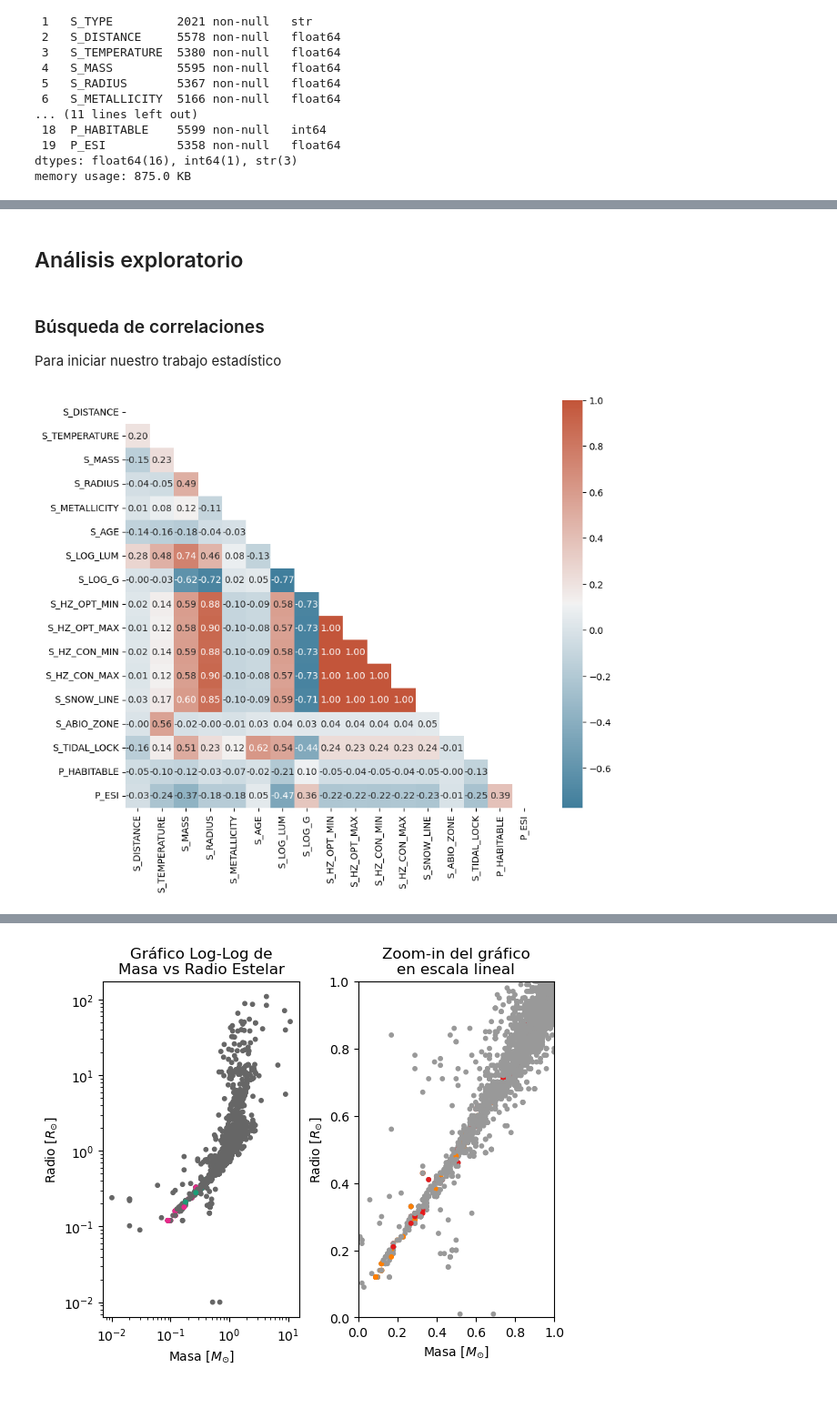
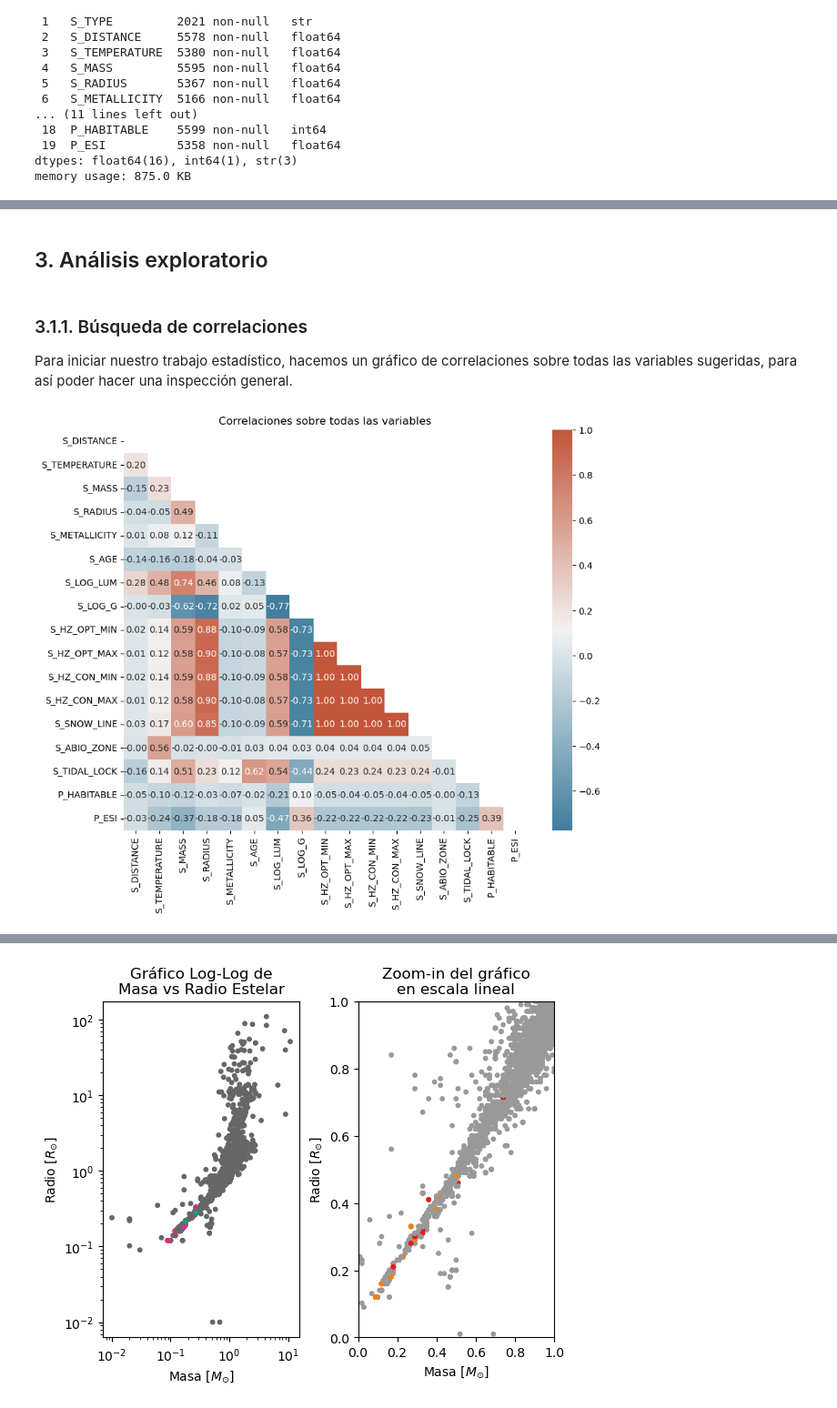
Before and after one commit to sphxisnot/Big-Data-2026, a Jupyter notebook: Hackaton_planetas_grupo_3.ipynb, the cells around one changed output, grey strips where cells are left out. Shown at 91% size. Cells and saved outputs as stored; diff of their text form; code cells hidden in the pictures.

```diff
--- a/Hackaton_planetas_grupo_3.ipynb
+++ b/Hackaton_planetas_grupo_3.ipynb
@@ -62,5 +86,5 @@ params=["S_MASS","S_AGE","S_RADIUS","S_METALLICITY","S_TEMPERATURE","S_LOG_LUM"]
 # %% [markdown]
-## Análisis exploratorio
+## 3. Análisis exploratorio
 # %% [markdown]
-### Búsqueda de correlaciones
-Para iniciar nuestro trabajo estadístico
+### 3.1.1. Búsqueda de correlaciones
+Para iniciar nuestro trabajo estadístico, hacemos un gráfico de correlaciones sobre todas las variables sugeridas, para así poder hacer una inspección general.
@@ -67,10 +94,11 @@ Para iniciar nuestro trabajo estadístico
 # %%
-corrs=data[cols].corr()
+corrs=data[cols].corr() #correlaciones.
 import seaborn as sns
 f,a = plt.subplots(figsize=(10,8))
 mask = np.triu(np.ones_like(corrs,dtype=bool))
 cmap = sns.diverging_palette(230, 20, as_cmap=True)
 sns.heatmap(corrs, mask=mask, ax=a, annot=True, fmt=".2f",cmap=cmap)
+a.set(title="Correlaciones sobre todas las variables")
 plt.show()
 # %% [output]
-[figure, old version]
+[figure, new version]
```
Also changed, not shown: parts of 30 cells of this notebook.
